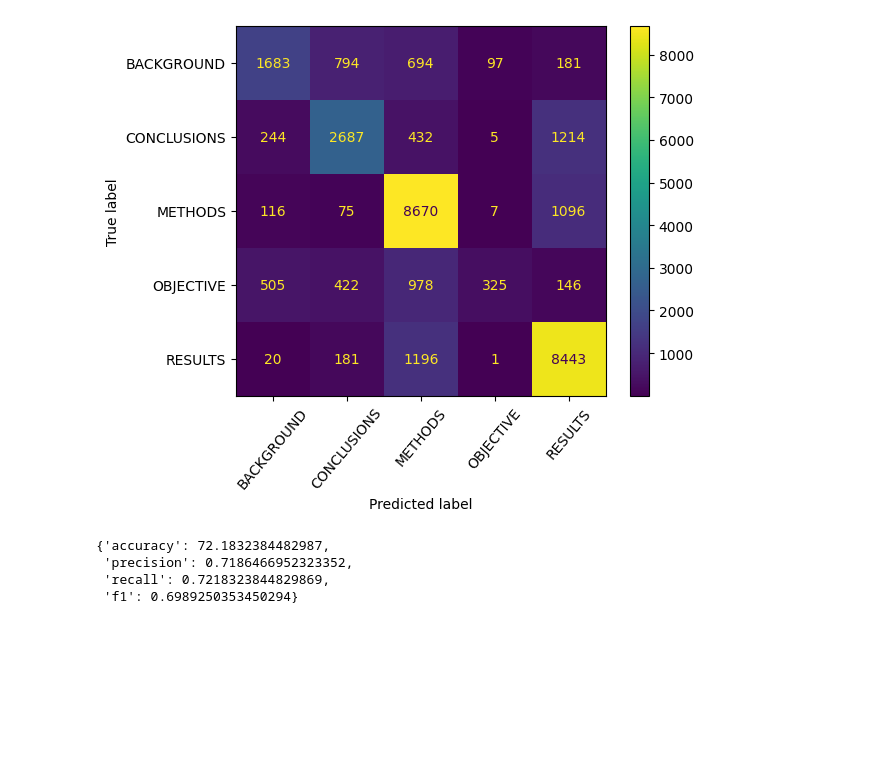
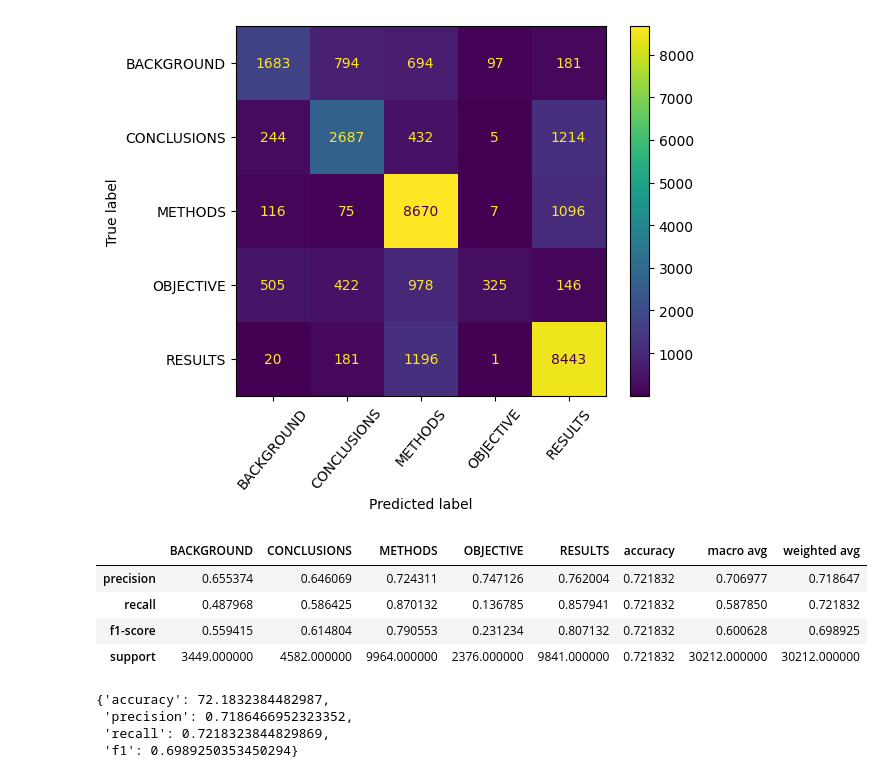
Before and after one commit to yehandineth/NLP_Learning, a Jupyter notebook: JSCReplication/skimlit.ipynb, the cells around one changed output. Drawn from its saved outputs; the diff is of its cells as text; code cells hidden in the pictures; blank space fills up the shorter version.

```diff
--- a/JSCReplication/skimlit.ipynb
+++ b/JSCReplication/skimlit.ipynb
@@ -297,6 +281,14 @@ baseline_preds = model_0.predict(X_val)
 baseline_cm, baseline_report, baseline_metrics = get_cm_and_final_results(baseline_preds, val_label)
 # %% [output]
 [figure]
+# %%
+baseline_report
+# %% [output]
+|  | BACKGROUND | CONCLUSIONS | METHODS | OBJECTIVE | RESULTS | accuracy | macro avg | weighted avg |
+| precision | 0.655374 | 0.646069 | 0.724311 | 0.747126 | 0.762004 | 0.721832 | 0.706977 | 0.718647 |
+| recall | 0.487968 | 0.586425 | 0.870132 | 0.136785 | 0.857941 | 0.721832 | 0.587850 | 0.721832 |
+| f1-score | 0.559415 | 0.614804 | 0.790553 | 0.231234 | 0.807132 | 0.721832 | 0.600628 | 0.698925 |
+| support | 3449.000000 | 4582.000000 | 9964.000000 | 2376.000000 | 9841.000000 | 0.721832 | 30212.000000 | 30212.000000 |
 # %%
 baseline_metrics
 # %% [output]
```
Also changed, not shown: parts of 36 cells of this notebook.
